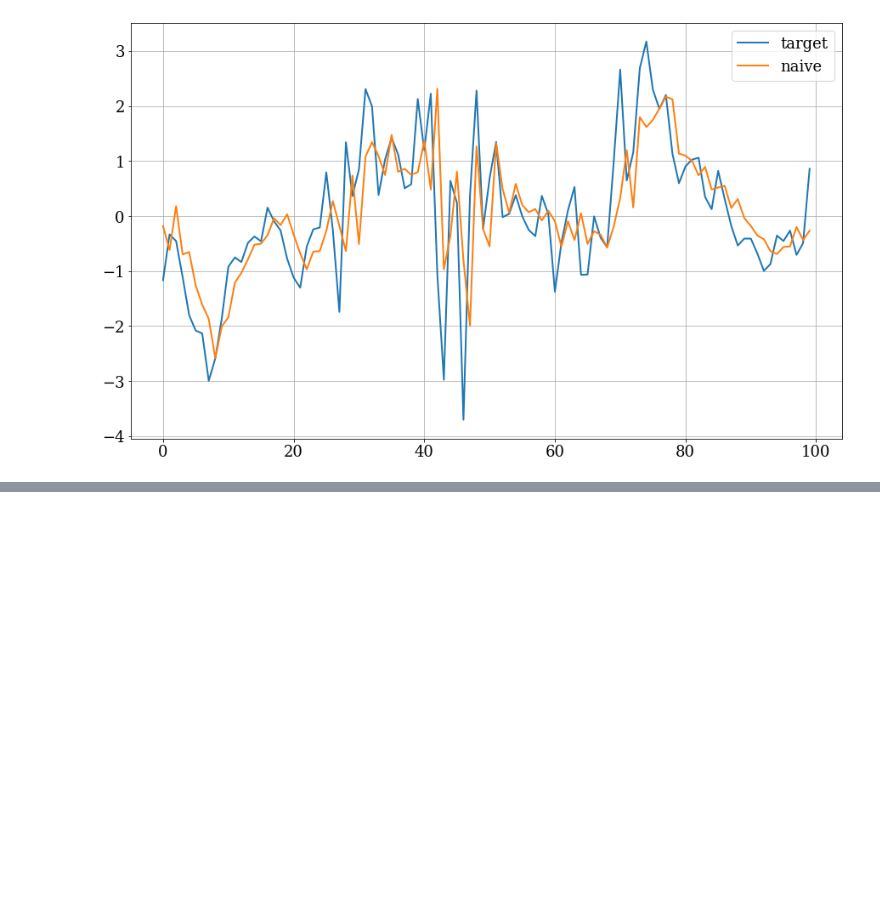
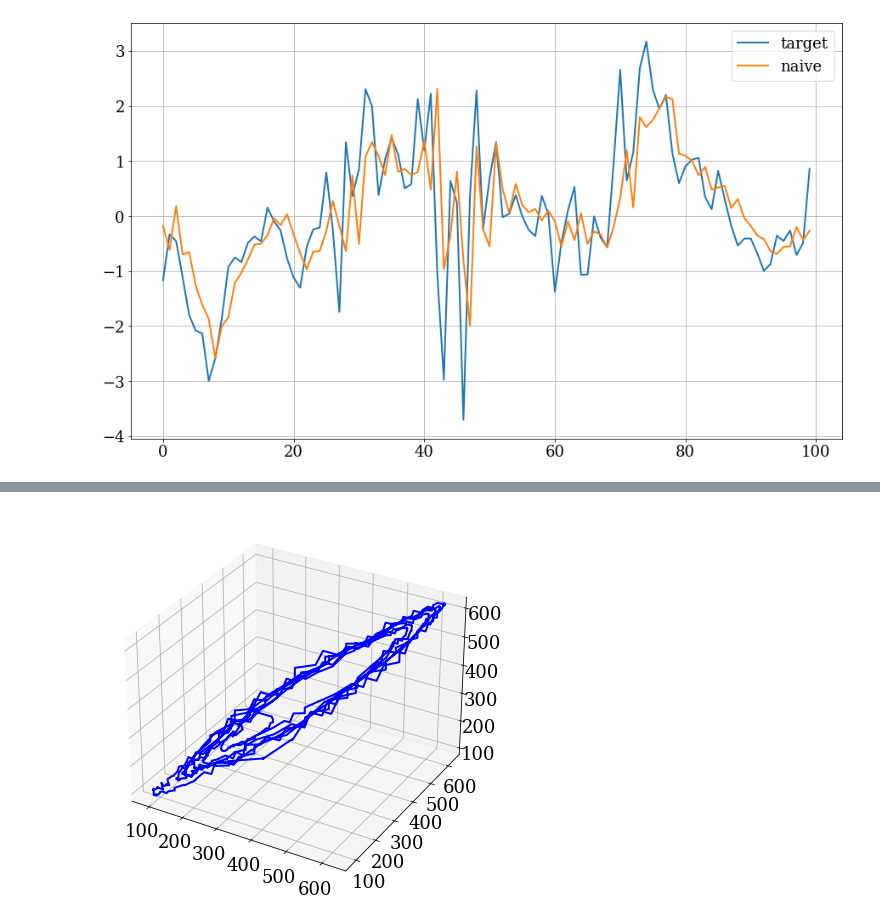
Before and after one commit to Intelligent-Systems-Phystech/2022-Project-90, a Jupyter notebook: code/main.ipynb, the cells around one changed output, grey strips where cells are left out. Cells and saved outputs as stored; diff of their text form; code cells hidden in the pictures; blank space fills up the shorter version.

```diff
--- a/code/main.ipynb
+++ b/code/main.ipynb
@@ -166,0 +226,15 @@ for col in cyclic_preds.columns[1:]:
+# %%
+embed_source = edm.Embed(dataFrame=video_data.iloc[:, :],
+                         columns=video_data.columns[extra_feat_inds[main_target_ind, 2]],
+                         tau=-2,
+                         E=3)
+
+fig = plt.figure()
+ax = fig.gca(projection='3d')
+ax.plot(embed_source.iloc[:, 0].values,
+        embed_source.iloc[:, 1].values,
+        embed_source.iloc[:, 2].values,
+        color = "blue")
+plt.savefig("images/3d_source.png")
+# %% [output]
+[figure, added]
```
Also changed, not shown: parts of 8 cells of this notebook, 3 other files.
